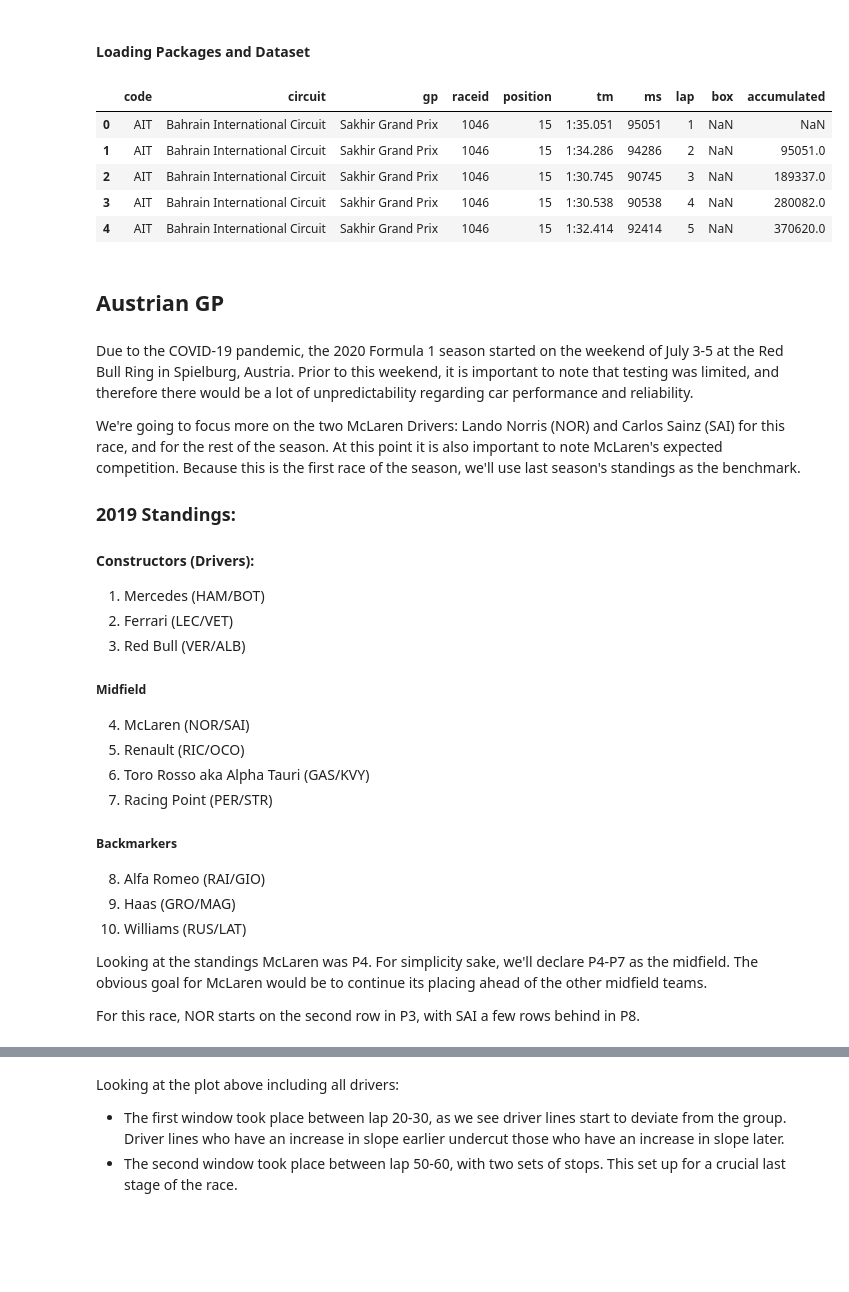
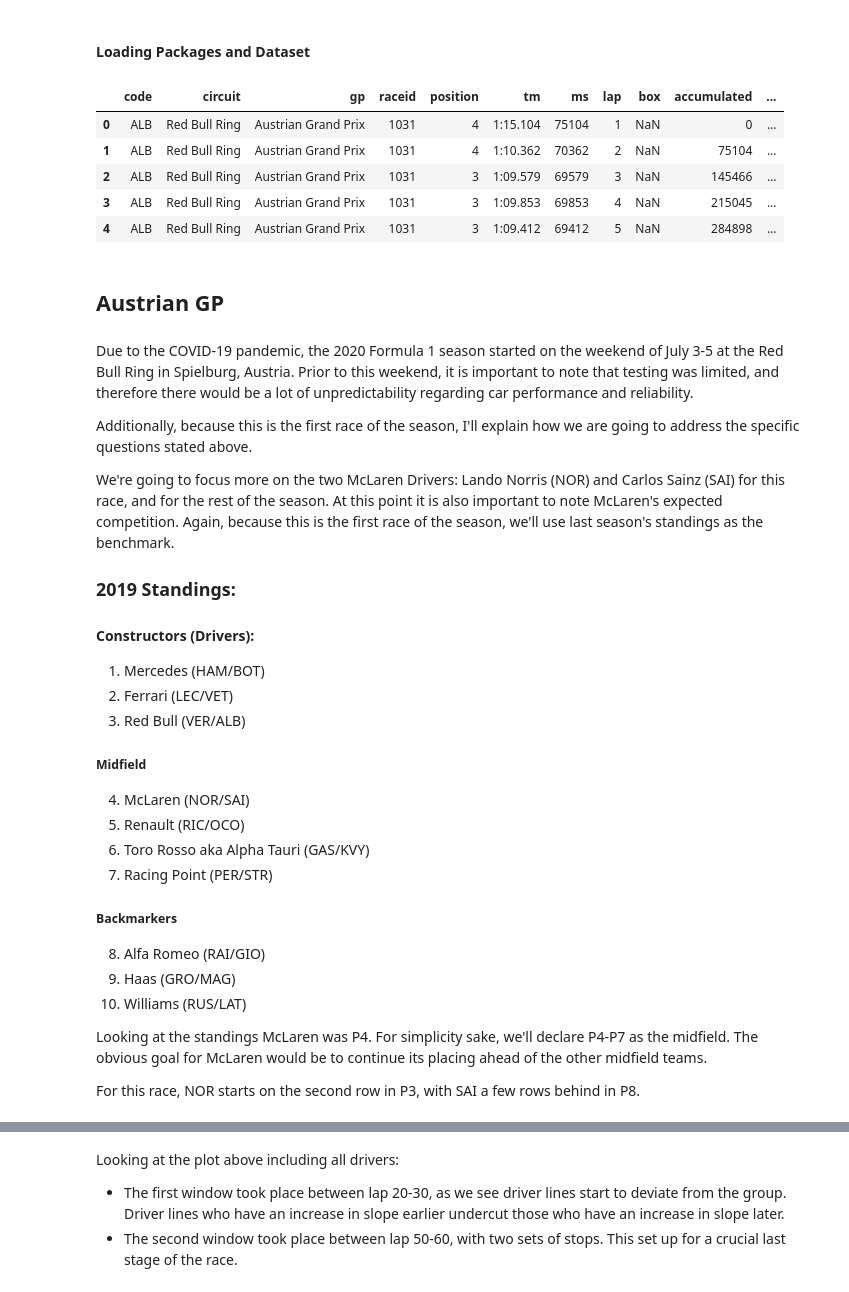
Before and after one commit to andrewdefante/andrew_repo, a Jupyter notebook: f1_game_theory/f1_gt.ipynb, the cells around one changed output, grey strips where cells are left out. Cells and saved outputs as stored; diff of their text form; code cells hidden in the pictures; blank space fills up the shorter version.

```diff
--- a/f1_game_theory/f1_gt.ipynb
+++ b/f1_game_theory/f1_gt.ipynb
@@ -63,28 +71,34 @@ Game theory is essentially the study of strategy and decision making. There are
 #### Loading Packages and Dataset
 # %%
 import numpy as np
+from numpy import diff
 import scipy as sp
 import pandas as pd
 import plotly.express as px
 from pandas import Series, DataFrame
+import plotly.graph_objects as go
+import scipy
+import itertools
 
-path = 'C:/Users/andre/repo/f1_game_theory/datasets/f1_2020.csv'
+path = 'f1_2020_stint.csv'
 
 full = pd.read_csv(path)
 full.head()
 # %% [output]
-|  | code | circuit | gp | raceid | position | tm | ms | lap | box | accumulated |
-| 0 | AIT | Bahrain International Circuit | Sakhir Grand Prix | 1046 | 15 | 1:35.051 | 95051 | 1 | NaN | NaN |
-| 1 | AIT | Bahrain International Circuit | Sakhir Grand Prix | 1046 | 15 | 1:34.286 | 94286 | 2 | NaN | 95051.0 |
-| 2 | AIT | Bahrain International Circuit | Sakhir Grand Prix | 1046 | 15 | 1:30.745 | 90745 | 3 | NaN | 189337.0 |
-| 3 | AIT | Bahrain International Circuit | Sakhir Grand Prix | 1046 | 15 | 1:30.538 | 90538 | 4 | NaN | 280082.0 |
-| 4 | AIT | Bahrain International Circuit | Sakhir Grand Prix | 1046 | 15 | 1:32.414 | 92414 | 5 | NaN | 370620.0 |
+|  | code | circuit | gp | raceid | position | tm | ms | lap | box | accumulated | ... |
+| 0 | ALB | Red Bull Ring | Austrian Grand Prix | 1031 | 4 | 1:15.104 | 75104 | 1 | NaN | 0 | ... |
+| 1 | ALB | Red Bull Ring | Austrian Grand Prix | 1031 | 4 | 1:10.362 | 70362 | 2 | NaN | 75104 | ... |
+| 2 | ALB | Red Bull Ring | Austrian Grand Prix | 1031 | 3 | 1:09.579 | 69579 | 3 | NaN | 145466 | ... |
+| 3 | ALB | Red Bull Ring | Austrian Grand Prix | 1031 | 3 | 1:09.853 | 69853 | 4 | NaN | 215045 | ... |
+| 4 | ALB | Red Bull Ring | Austrian Grand Prix | 1031 | 3 | 1:09.412 | 69412 | 5 | NaN | 284898 | ... |
 # %% [markdown]
 ## Austrian GP
 # %% [markdown]
 Due to the COVID-19 pandemic, the 2020 Formula 1 season started on the weekend of July 3-5 at the Red Bull Ring in Spielburg, Austria. Prior to this weekend, it is important to note that testing was limited, and therefore there would be a lot of unpredictability regarding car performance and reliability.
 
-We're going to focus more on the two McLaren Drivers: Lando Norris (NOR) and Carlos Sainz (SAI) for this race, and for the rest of the season. At this point it is also important to note McLaren's expected competition. Because this is the first race of the season, we'll use last season's standings as the benchmark.
+Additionally, because this is the first race of the season, I'll explain how we are going to address the specific questions stated above.
+
+We're going to focus more on the two McLaren Drivers: Lando Norris (NOR) and Carlos Sainz (SAI) for this race, and for the rest of the season. At this point it is also important to note McLaren's expected competition. Again, because this is the first race of the season, we'll use last season's standings as the benchmark.
 
 ### 2019 Standings:
 #### Constructors (Drivers):
```
Also changed, not shown: parts of 36 cells of this notebook, 15 other files.
